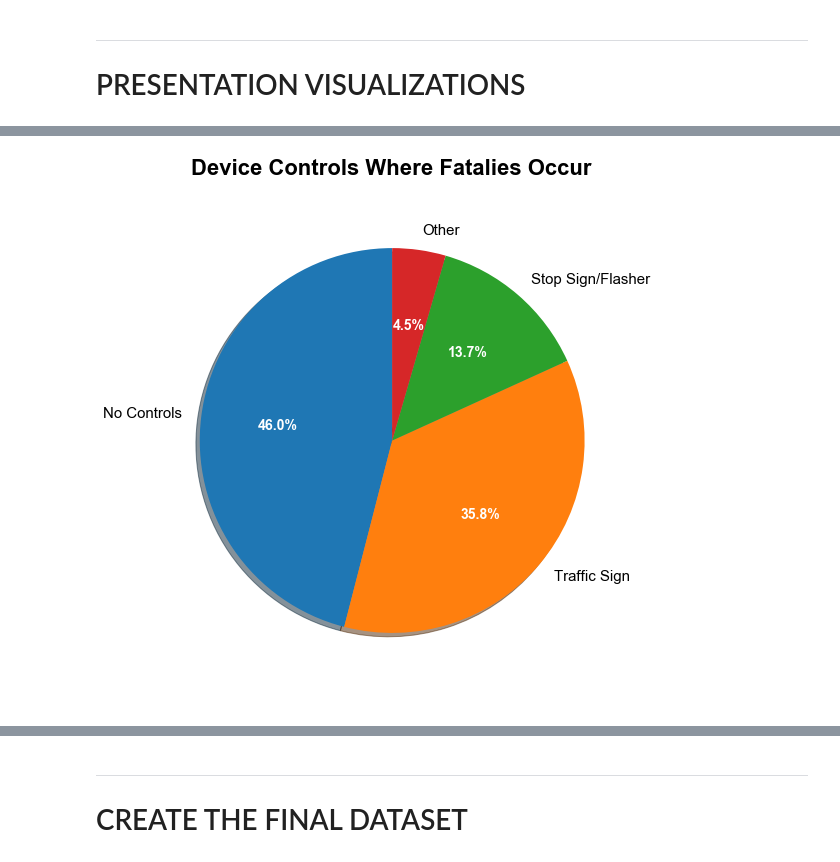
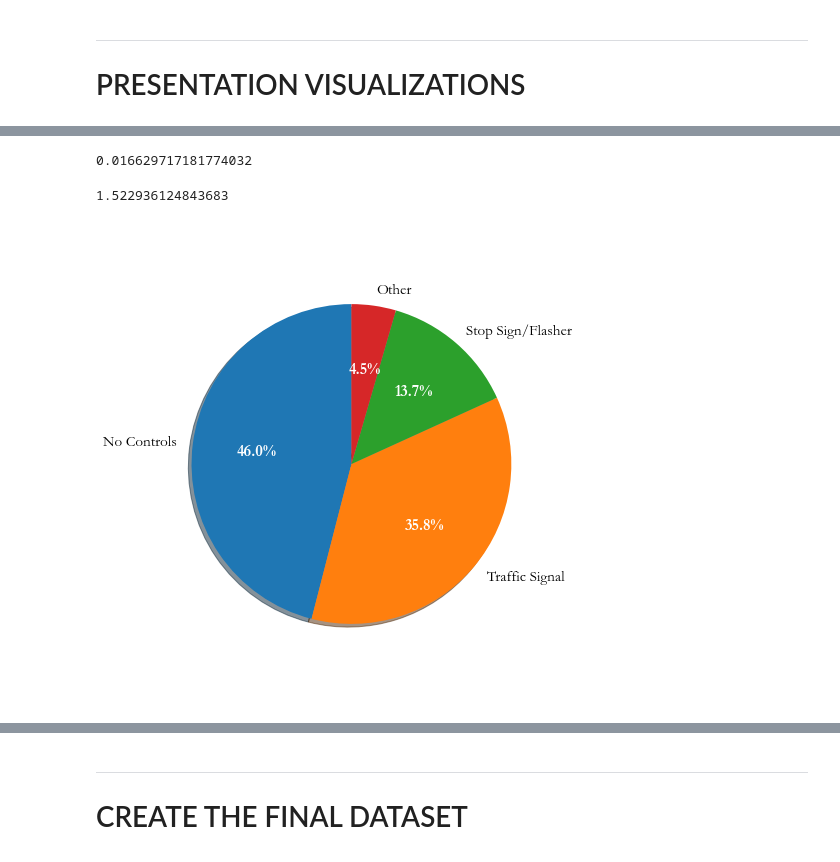
Before and after one commit to Morgan-Sell/chi-traffic-accidents, a Jupyter notebook: chi-traffic-preso-eda.ipynb, the cells around one changed output, grey strips where cells are left out. Drawn from its saved outputs; the diff is of its cells as text; code cells hidden in the pictures.

```diff
--- a/chi-traffic-preso-eda.ipynb
+++ b/chi-traffic-preso-eda.ipynb
@@ -288,7 +288,7 @@ width = 0.4
 
 
 # Create
-fig, ax1 = plt.subplots(figsize=(12,6))
+fig, ax1 = plt.subplots(figsize=(14,7))
 
 ax1.bar(pos_hour, hour_fatal_df['num_not_fatal'], width, alpha=0.5, color='b', label='Not Fatal')
 ax1.bar([p + width for p in pos_hour], hour_fatal_df['num_fatal'], width, alpha=0.5, color='orange', label='Fatal')
@@ -296,7 +296,7 @@ ax1.set_ylabel('Number of Accidents', fontsize=12)
 ax1.set_xticks([p + 0.5 * width for p in pos_hour])
 ax1.set_xticklabels(hour_fatal_df['hour'])
 ax1.set_xlabel('Hour', fontsize=12)
-ax1.set_title('Total Traffic Accidents by the Hour', fontsize=24, fontweight='bold')
+ax1.set_title('Total Traffic Accidents by the Hour', fontsize=28, fontweight='bold')
 
 ax1.set_xlim(-0.5, len(hour_fatal_df))
 
@@ -307,7 +307,7 @@ ax1.spines['bottom'].set_visible(False)
 ax1.spines['left'].set_visible(False)
 ax1.grid(color=None, linestyle='None')
 ax1.set_facecolor('white')
-plt.rcParams['font.family'] = 'arial'
+
 
 # Share x-axis
 ax2=ax1.twinx()
@@ -317,16 +317,19 @@ ax2.set_ylim(0,0.05)
 ax2.plot([p + width/2 for p in pos_hour], hour_fatal_df['prcnt_fatal'] , color='red', linestyle='--', linewidth=3,
          label='% - Fatal')
 
-ax2.legend(bbox_to_anchor=(0, 0, 0.115, 0.9), facecolor='white')
+ax2.legend(bbox_to_anchor=(0, 0, 0.14, 0.87), facecolor='white')
 ax2.grid(color=None, linestyle='None')
-plt.tight_layout();
+plt.rcParams['font.family'] = 'garamond'
+
 
 ax2.spines['top'].set_visible(False)
 ax2.spines['right'].set_visible(False)
 ax2.spines['bottom'].set_visible(False)
 ax2.spines['left'].set_visible(False)
+plt.tight_layout();
 
-#fig.savefig('images/hourly_trend.png')
+
+fig.savefig('images/hourly_trend.png')
 # check math
 #print("Returns TRUE if Total # of Accidents Reconcile: ", (sum(hour_fatal_df['total'])==len(accidents)))
 # %% [output]
@@ -338,66 +342,41 @@ len(pie_vals)
+# %%
+day_time = hour_fatal_df[(hour_fatal_df['hour'] < 20) & (hour_fatal_df['hour'] > 6)]
+day_time['prcnt_fatal'].mean()
+# %% [output]
+0.016629717181774032
+# %%
+night_early_am['prcnt_fatal'].mean() / day_time['prcnt_fatal'].mean()
+# %% [output]
+1.522936124843683
 # %%
 fatal_only_2 = accidents2[accidents2['fatal_incap'] == 1]
 
 device_pivot = fatal_only_2.pivot_table(index='TRAFFIC_CONTROL_DEVICE', values='CRASH_RECORD_ID',
                                               fill_value=0, aggfunc='count').reset_index()
 device_pivot.columns = ['desc', 'total']
 device_pivot.sort_values(by='total', inplace=True, ascending = False)
 device_pivot['prcnt_total'] = device_pivot['total'] / sum(device_pivot['total'])
 device_pivot.reset_index(inplace=True)
 device_pivot.drop('index', axis=1, inplace=True)
-"""
-xkcd:terracota':'xkcd:clear blue':'xkcd:foam green':'xkcd:light gold': 'xkcd:topaz': 'xkcd:wintergreen':
-'xkcd:vivid purple': 'xkcd:creme':'xkcd:dark seafoam': 'xkcd:bright lilac':'xkcd:avocado green': 'xkcd:faded orange':
-'xkcd:mango': 'xkcd:peacock blue':'xkcd:shamrock':
-
-pie_colors=['#cb6843', '#247afd', '#90fda9', '#fddc5c', '#13bbaf', '#20f986', '#9900fa', '#ffffb6','#1fb57a', '#c95efb',
-            '#87a922', '#f0944d', '#ffa62b', '#016795','#01b44c',
-
-
- 'xkcd:deep teal': '#00555a',
- 'xkcd:heather': '#a484ac',
- 'xkcd:rust orange': '#c45508',
- 'xkcd:dirty blue': '#3f829d',
- 'xkcd:fern green': '#548d44',
-
- 'xkcd:weird green': '#3ae57f',
-
-
-
- 'xkcd:grape purple': '#5d1451',
- 'xkcd:hot green': '#25ff29',
- 'xkcd:lime yellow': '#d0fe1d',
-
-
- 'xkcd:bubblegum': '#ff6cb5',
-
-
-no_controls = device_pivot[device_pivot['desc'] == 'NO CONTROLS'].loc[:,'total'] / total_fatals
-traffic_signal = device_pivot[device_pivot['desc'] == 'TRAFFIC SIGNAL']['total'] / total_fatals
-stop_flasher = device_pivot[device_pivot['desc'] == 'STOP SIGN/FLASHER']['total'] / total_fatals
-other = 1 - (no_controls + traffic_signal + stop_flasher)
-pie_vals = np.array([no_controls, traffic_signal, stop_flasher, other])
-pie_labels = ['No Controls', 'Traffic Sign', 'Stop Sign/Flasher', 'Other']
-"""
 
 no_controls = device_pivot.at[0, 'prcnt_total']
 traffic_signal = device_pivot.at[1, 'prcnt_total']
 stop_flasher = device_pivot.at[2, 'prcnt_total']
 other = 1-(no_controls + traffic_signal + stop_flasher)
 pie_vals = np.array([no_controls, traffic_signal, stop_flasher, other])
-pie_labels = ['No Controls', 'Traffic Sign', 'Stop Sign/Flasher', 'Other']
+cntrl_labels = ['No Controls', 'Traffic Signal', 'Stop Sign/Flasher', 'Other']
 
 
-fig, ax = plt.subplots(figsize=(8,8))
+fig, ax = plt.subplots(figsize=(7,7))
+ax.axis('equal')
+_, _, autotexts = ax.pie(pie_vals, startangle=90, labels=cntrl_labels, autopct='%1.1f%%', shadow=True)
+
 mpl.rcParams['font.size'] = 15
-_, _, autotexts = ax.pie(pie_vals, startangle=90, labels = pie_labels, autopct='%1.1f%%', shadow=True,
-                         )
-ax.set_title('Device Controls Where Fatalies Occur', fontsize=22, fontweight='bold')
-plt.setp(autotexts, weight='bold', size = 14, color="w")
+plt.rcParams['font.family'] = 'garamond'
+plt.setp(autotexts, weight='bold', size = 16, color="w")
+plt.tight_layout()
 
-ax.axis('equal')
-plt.tight_layout()
 fig.savefig('images/device_control_dis.png')
 # %% [output]
-[figure, old version]
+[figure, new version]
 # %%
```
Also changed, not shown: parts of 116 cells of this notebook.
